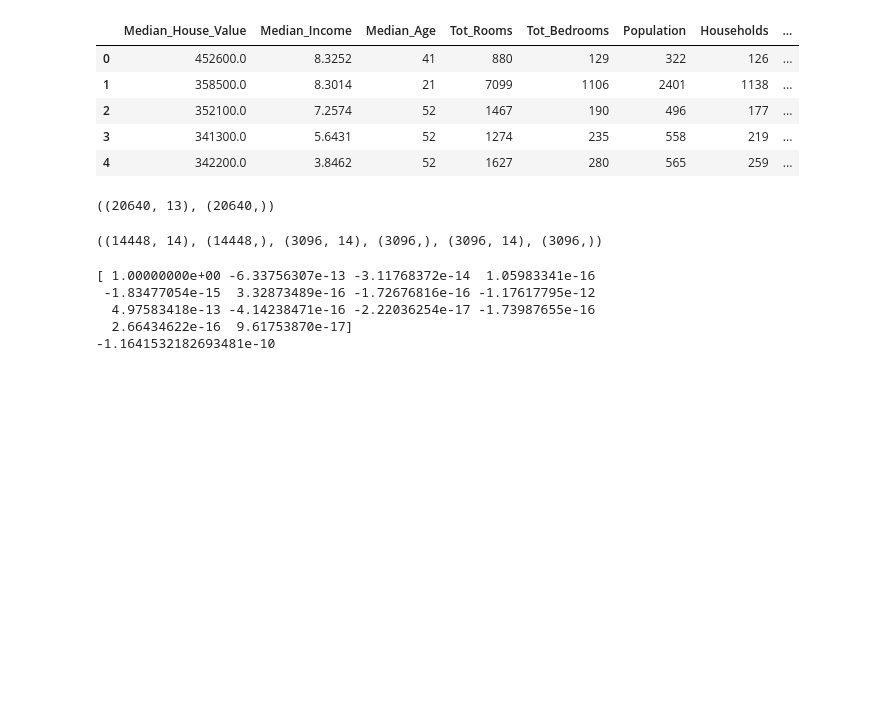
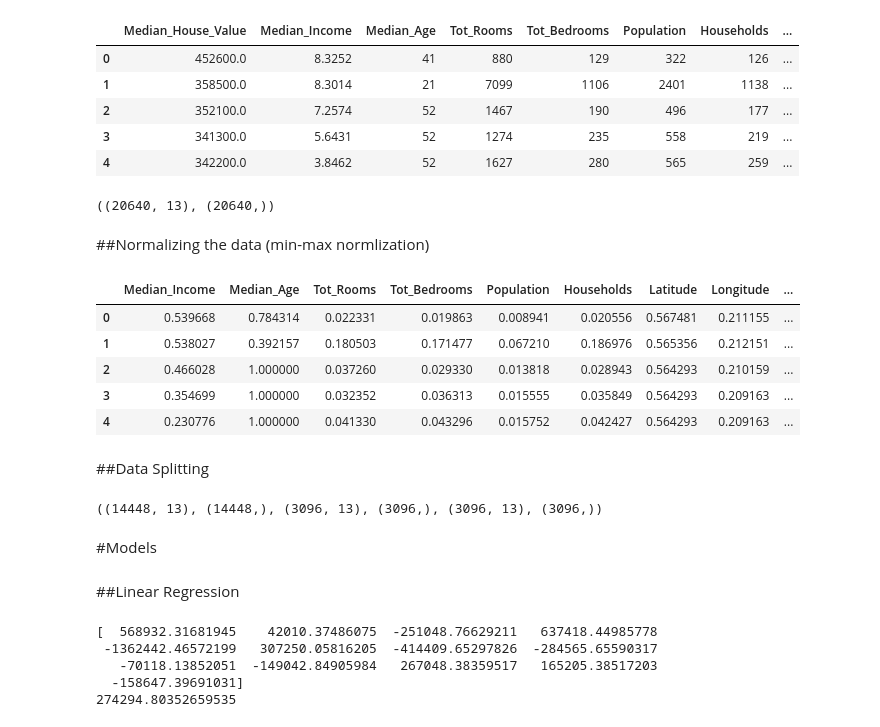
Before and after one commit to Asser146/ML-Assignments, a Jupyter notebook: Assignment1_LinearRegression.ipynb, the cells around one changed output. Cells and saved outputs as stored; diff of their text form; code cells hidden in the pictures; blank space fills up the shorter version.

```diff
--- a/Assignment1_LinearRegression.ipynb
+++ b/Assignment1_LinearRegression.ipynb
@@ -58,21 +44,43 @@ data = stacked_data.T
+# %% [markdown]
+##Normalizing the data (min-max normlization)
+# %%
+# Applying min-max normlization
+normalized_features=(features-features.min())/(features.max()-features.min())
+normalized_features.head()
+# %% [output]
+|  | Median_Income | Median_Age | Tot_Rooms | Tot_Bedrooms | Population | Households | Latitude | Longitude | ... |
+| 0 | 0.539668 | 0.784314 | 0.022331 | 0.019863 | 0.008941 | 0.020556 | 0.567481 | 0.211155 | ... |
+| 1 | 0.538027 | 0.392157 | 0.180503 | 0.171477 | 0.067210 | 0.186976 | 0.565356 | 0.212151 | ... |
+| 2 | 0.466028 | 1.000000 | 0.037260 | 0.029330 | 0.013818 | 0.028943 | 0.564293 | 0.210159 | ... |
+| 3 | 0.354699 | 1.000000 | 0.032352 | 0.036313 | 0.015555 | 0.035849 | 0.564293 | 0.209163 | ... |
+| 4 | 0.230776 | 1.000000 | 0.041330 | 0.043296 | 0.015752 | 0.042427 | 0.564293 | 0.209163 | ... |
+# %% [markdown]
+##Data Splitting
 # %%
 # Split the data into a training set (70%) and a temporary combined validation/test set (30%)
-X_train,X_val_test,Y_train,Y_val_test = train_test_split(data,label, test_size=0.3, random_state=50)
+X_train,X_val_test,Y_train,Y_val_test = train_test_split(normalized_features,label, test_size=0.3, random_state=50)
 
 # Split the temporary validation/test set into validation (15%) and test (15%)
 X_val,X_test,Y_val,Y_test = train_test_split(X_val_test, Y_val_test, test_size=0.5, random_state=50)
 
 X_train.shape,Y_train.shape,X_val.shape,Y_val.shape,X_test.shape,Y_test.shape
 # %% [output]
-((14448, 14), (14448,), (3096, 14), (3096,), (3096, 14), (3096,))
+((14448, 13), (14448,), (3096, 13), (3096,), (3096, 13), (3096,))
+# %% [markdown]
+#Models
+# %% [markdown]
+##Linear Regression
 # %%
-model=LinearRegression().fit(X_train, Y_train)
-print(model.coef_)
-print(model.intercept_)
+# Fitting model
+linear_model=LinearRegression().fit(X_train, Y_train)
+# Printing W matrix
+print(linear_model.coef_)
+# Printing b
+print(linear_model.intercept_)
 # %% [output]
-[ 1.00000000e+00 -6.33756307e-13 -3.11768372e-14  1.05983341e-16
- -1.83477054e-15  3.32873489e-16 -1.72676816e-16 -1.17617795e-12
-  4.97583418e-13 -4.14238471e-16 -2.22036254e-17 -1.73987655e-16
-  2.66434622e-16  9.61753870e-17]
--1.1641532182693481e-10
+[  568932.31681945    42010.37486075  -251048.76629211   637418.44985778
+ -1362442.46572199   307250.05816205  -414409.65297826  -284565.65590317
+   -70118.13852051  -149042.84905984   267048.38359517   165205.38517203
+  -158647.39691031]
+274294.80352659535
 # %%
```
Also changed, not shown: parts of 16 cells of this notebook.
